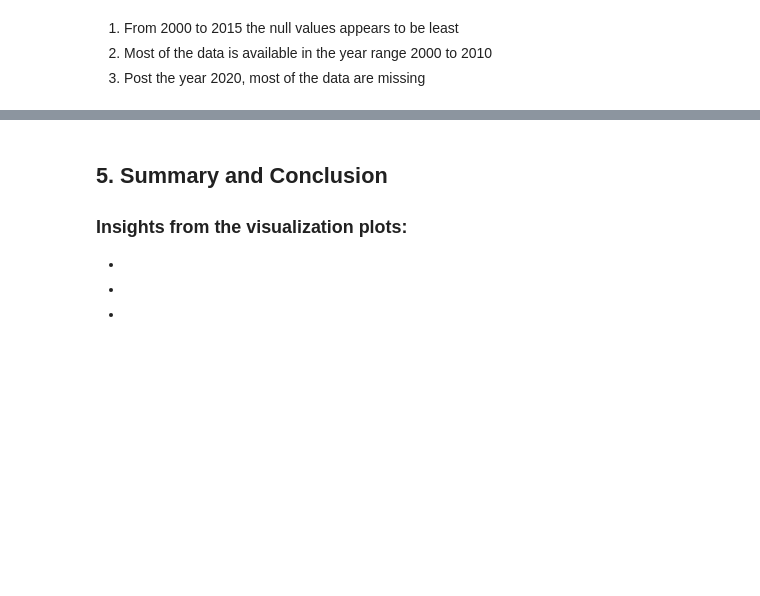
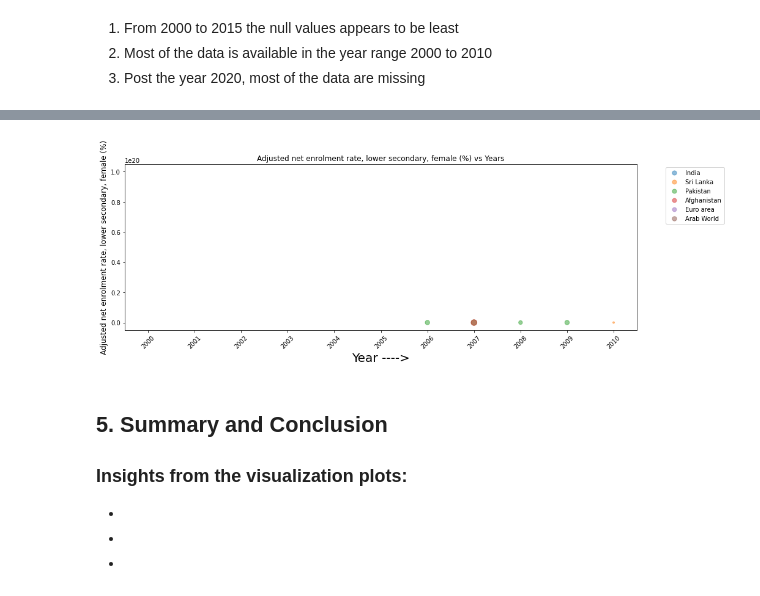
Before and after one commit to deba-roy/World_Bank_Global_Education_Analysis, a Jupyter notebook: DEBARTHA_ROY_CHOWDHURY_World_Bank_Global_Education_Analysis_Capstone_Project.ipynb, the cells around one changed output, grey strips where cells are left out. Cells and saved outputs as stored; diff of their text form; code cells hidden in the pictures; blank space fills up the shorter version.

```diff
--- a/DEBARTHA_ROY_CHOWDHURY_World_Bank_Global_Education_Analysis_Capstone_Project.ipynb
+++ b/DEBARTHA_ROY_CHOWDHURY_World_Bank_Global_Education_Analysis_Capstone_Project.ipynb
@@ -542,3 +611,7 @@ KeyError: ignored
+# %%
+Country_indicator('Adjusted net enrolment rate, lower secondary, female (%)',2000,'India','Sri Lanka','Pakistan', 'Afghanistan', 'Euro area', 'Arab World')
+# %% [output]
+[figure, added]
 # %% [markdown]
 ## 5. Summary and Conclusion
 
```
Also changed, not shown: parts of 19 cells of this notebook.
